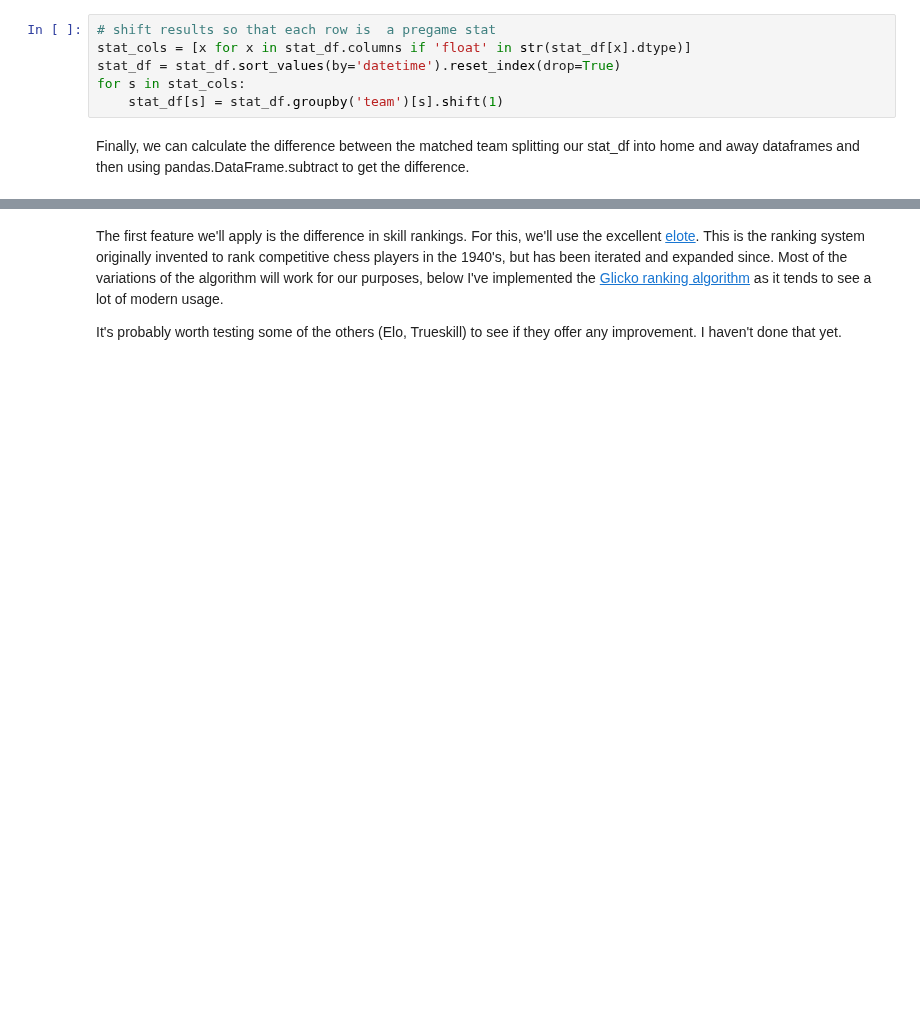
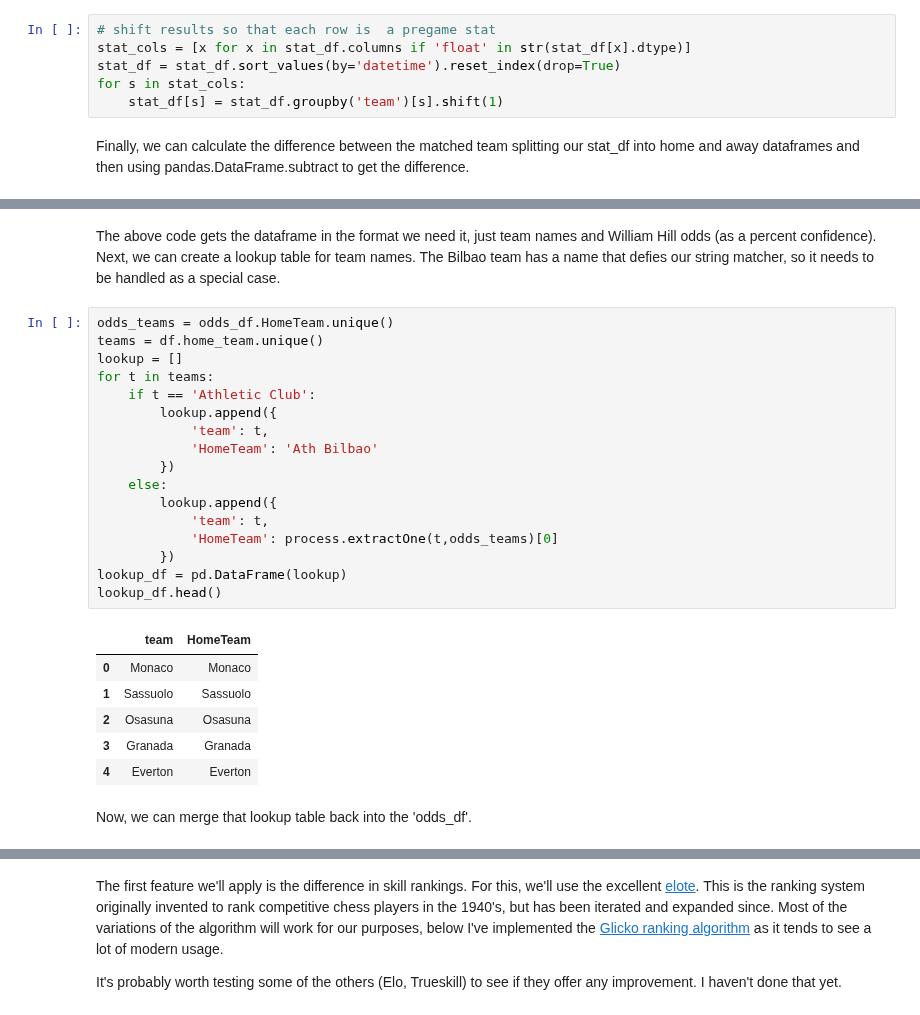
Before and after one commit to ericbaranowski/mlb_notebooks, a Jupyter notebook: _notebooks/2021-01-23-eurofootball_match_model.ipynb, the cells around one changed output, grey strips where cells are left out. Saved outputs shown, nothing was run; the diff lists cells and outputs as text; blank space fills up the shorter version.

```diff
--- a/_notebooks/2021-01-23-eurofootball_match_model.ipynb
+++ b/_notebooks/2021-01-23-eurofootball_match_model.ipynb
@@ -189,0 +218,28 @@ diff_df.shape
+# %% [markdown]
+The above code gets the dataframe in the format we need it, just team names and William Hill odds (as a percent confidence). Next, we can create a lookup table for team names. The Bilbao team has a name that defies our string matcher, so it needs to be handled as a special case.
+# %%
+odds_teams = odds_df.HomeTeam.unique()
+teams = df.home_team.unique()
+lookup = []
+for t in teams:
+    if t == 'Athletic Club':
+        lookup.append({
+            'team': t,
+            'HomeTeam': 'Ath Bilbao'
+        })
+    else:
+        lookup.append({
+            'team': t,
+            'HomeTeam': process.extractOne(t,odds_teams)[0]
+        })
+lookup_df = pd.DataFrame(lookup)
+lookup_df.head()
+# %% [output]
+|  | team | HomeTeam |
+| 0 | Monaco | Monaco |
+| 1 | Sassuolo | Sassuolo |
+| 2 | Osasuna | Osasuna |
+| 3 | Granada | Granada |
+| 4 | Everton | Everton |
+# %% [markdown]
+Now, we can merge that lookup table back into the 'odds_df'.
```
Also changed, not shown: parts of 46 cells of this notebook, 1 other file.
